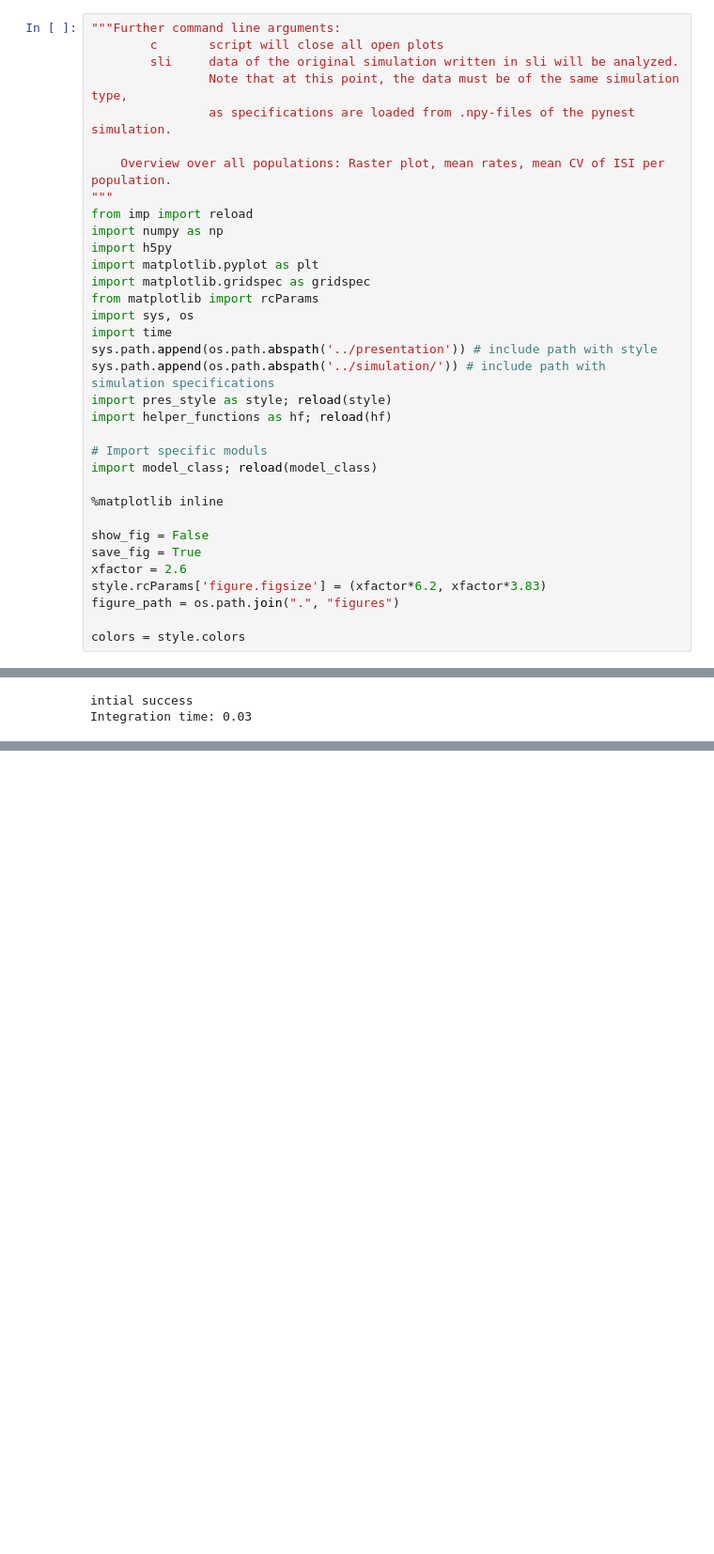
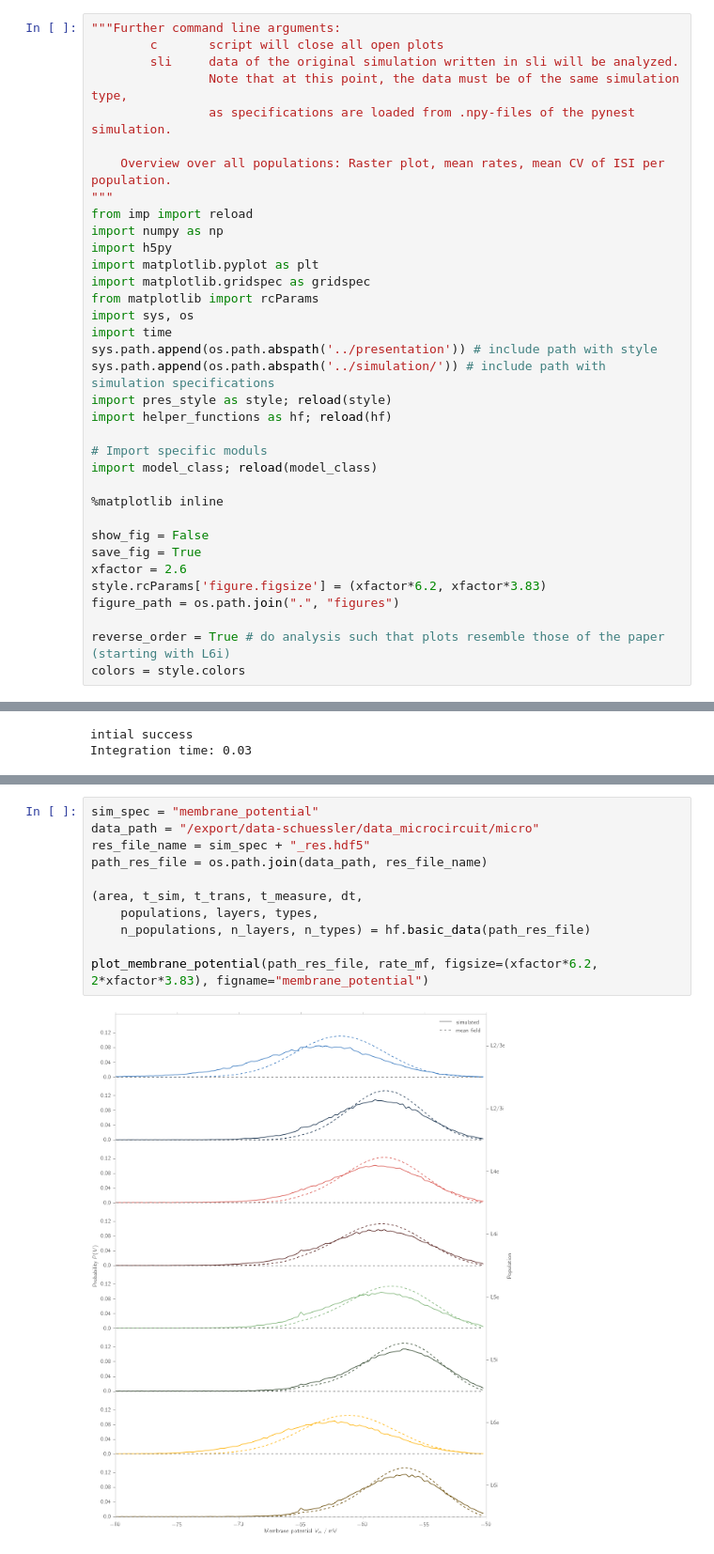
Before and after one commit to frschu/microcircuit, a Jupyter notebook: analysis/membrane_potential.ipynb, the cells around one changed output, grey strips where cells are left out. Shown at 94% size. Drawn from its saved outputs; the diff is of its cells as text; blank space fills up the shorter version.

```diff
--- a/analysis/membrane_potential.ipynb
+++ b/analysis/membrane_potential.ipynb
@@ -33,6 +33,7 @@ xfactor = 2.6
 style.rcParams['figure.figsize'] = (xfactor*6.2, xfactor*3.83)
 figure_path = os.path.join(".", "figures")
 
+reverse_order = True # do analysis such that plots resemble those of the paper (starting with L6i)
 colors = style.colors
 # %%
 # DATA
@@ -193,0 +312,13 @@ def prob_V(V_array, mu_i, sd_i, v0_i, model=model_class.model()):
+# %%
+sim_spec = "membrane_potential"
+data_path = "/export/data-schuessler/data_microcircuit/micro"
+res_file_name = sim_spec + "_res.hdf5"
+path_res_file = os.path.join(data_path, res_file_name)
+
+(area, t_sim, t_trans, t_measure, dt,
+    populations, layers, types,
+    n_populations, n_layers, n_types) = hf.basic_data(path_res_file)
+
+plot_membrane_potential(path_res_file, rate_mf, figsize=(xfactor*6.2, 2*xfactor*3.83), figname="membrane_potential")
+# %% [output]
+[figure, added]
```
Also changed, not shown: parts of 11 cells of this notebook, 13 other files.
